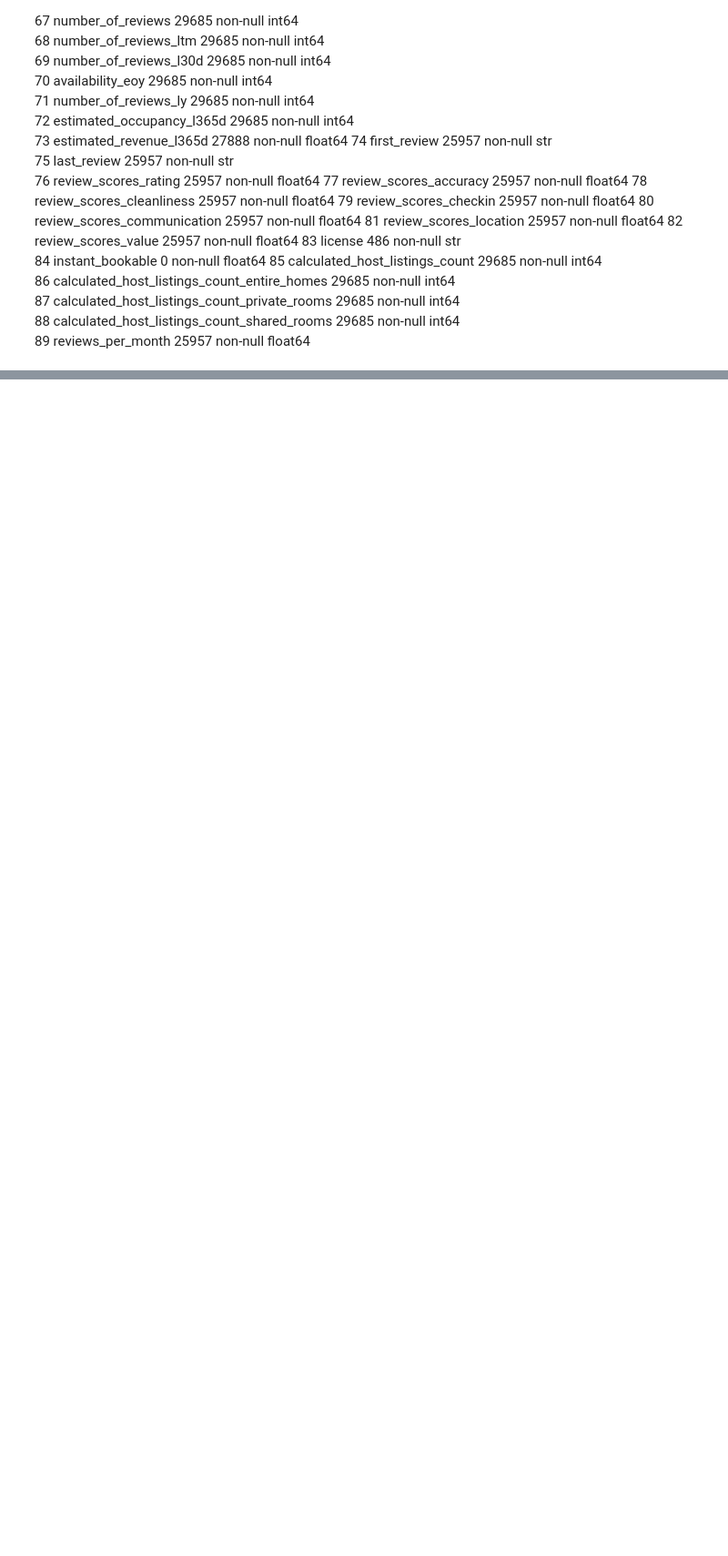
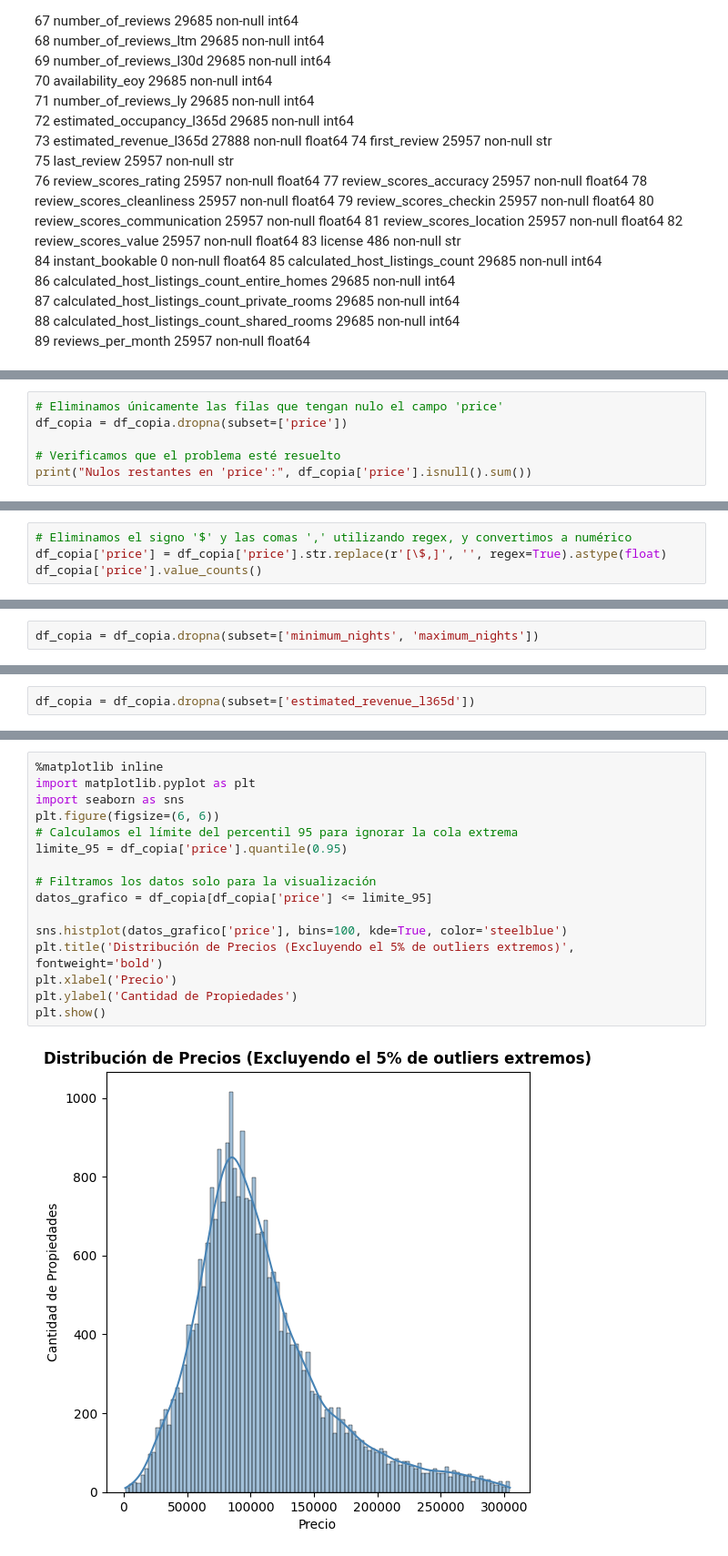
Before and after one commit to Jeronit1/AnalisisDeDatos, a Jupyter notebook: tpe.ipynb, the cells around one changed output, grey strips where cells are left out. Shown at 91% size. Drawn from its saved outputs; the diff is of its cells as text; blank space fills up the shorter version.

```diff
--- a/tpe.ipynb
+++ b/tpe.ipynb
@@ -294,0 +518,6 @@ Name: bathrooms, dtype: float64
+# %%
+# Eliminamos únicamente las filas que tengan nulo el campo 'price'
+df_copia = df_copia.dropna(subset=['price'])
+
+# Verificamos que el problema esté resuelto
+print("Nulos restantes en 'price':", df_copia['price'].isnull().sum())
@@ -294,0 +526,4 @@ Name: bathrooms, dtype: float64
+# %%
+# Eliminamos el signo '$' y las comas ',' utilizando regex, y convertimos a numérico
+df_copia['price'] = df_copia['price'].str.replace(r'[\$,]', '', regex=True).astype(float)
+df_copia['price'].value_counts()
@@ -294,0 +544,2 @@ Name: bathrooms, dtype: float64
+# %%
+df_copia = df_copia.dropna(subset=['minimum_nights', 'maximum_nights'])
@@ -294,0 +567,2 @@ Name: bathrooms, dtype: float64
+# %%
+df_copia = df_copia.dropna(subset=['estimated_revenue_l365d'])
@@ -294,0 +592,18 @@ Name: bathrooms, dtype: float64
+# %%
+%matplotlib inline
+import matplotlib.pyplot as plt
+import seaborn as sns
+plt.figure(figsize=(6, 6))
+# Calculamos el límite del percentil 95 para ignorar la cola extrema
+limite_95 = df_copia['price'].quantile(0.95)
+
+# Filtramos los datos solo para la visualización
+datos_grafico = df_copia[df_copia['price'] <= limite_95]
+
+sns.histplot(datos_grafico['price'], bins=100, kde=True, color='steelblue')
+plt.title('Distribución de Precios (Excluyendo el 5% de outliers extremos)', fontweight='bold')
+plt.xlabel('Precio')
+plt.ylabel('Cantidad de Propiedades')
+plt.show()
+# %% [output]
+[figure, added]
```
Also changed, not shown: parts of 31 cells of this notebook, 1 other file.
